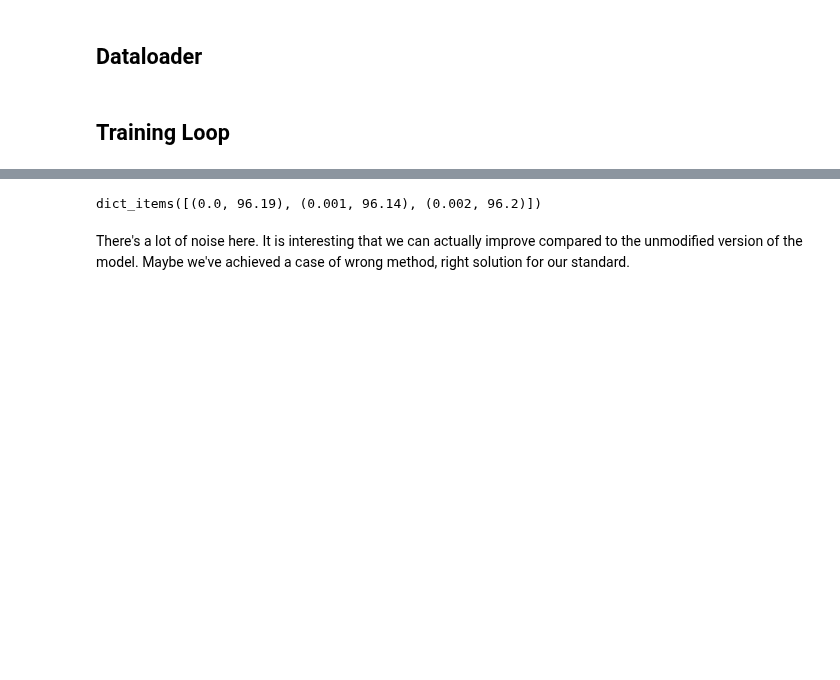
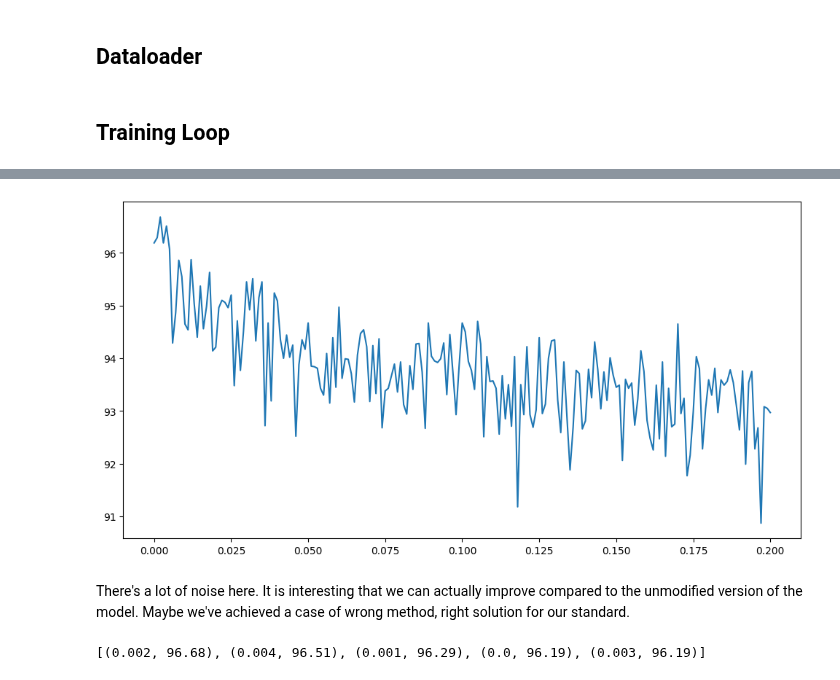
Before and after one commit to Alex-Bishka/ml-fun, a Jupyter notebook: mnist-mech-interp/Maybe Proof Loop.ipynb, the cells around one changed output, grey strips where cells are left out. Saved outputs shown, nothing was run; the diff lists cells and outputs as text; code cells hidden in the pictures; blank space fills up the shorter version.

```diff
--- a/mnist-mech-interp/Maybe Proof Loop.ipynb
+++ b/mnist-mech-interp/Maybe Proof Loop.ipynb
@@ -242,7 +242,7 @@ test_loader = DataLoader(test_dataset, batch_size=128, shuffle=False, num_worker
 # %% [markdown]
 ## Training Loop
 # %%
-steps = [x / 10000 for x in list(range(0, 2000 + 1, 10))][:3]
+steps = [x / 10000 for x in list(range(0, 2000 + 1, 10))]
 print(len(steps))
 steps
 # %% [output]
@@ -271,6 +287,9 @@ for step in steps:
 
     # optimizers
     optimizer = torch.optim.Adam(model.parameters())
+
+    generator = torch.Generator().manual_seed(seed)
+    train_loader = DataLoader(train_dataset, batch_size=64, shuffle=True, num_workers=4, worker_init_fn=seed_worker, generator=generator)
 
     print(f"Step: {step}")
     for epoch in range(num_epochs):
@@ -350,10 +369,6 @@ for step in steps:
         print(f"  Vertical Edge Loss: {avg_vertical_loss:.4f}")
         print(f"  Val Loss: {avg_val_loss:.4f} | Val Acc: {val_accuracy:.2f}%")
 
-        # save best model
-        if avg_val_loss < best_val_loss:
-            best_val_loss = avg_val_loss
-
     model.eval()  # again currently a no-op
 
     test_correct = 0
@@ -398,4 +412,0 @@ Final Test Accuracy: 96.20%
-# %%
-runs.items()
-# %% [output]
-dict_items([(0.0, 96.19), (0.001, 96.14), (0.002, 96.2)])
@@ -404,10 +413,17 @@ dict_items([(0.0, 96.19), (0.001, 96.14), (0.002, 96.2)])
 # %%
-# plt.figure(figsize=(12, 6))
+plt.figure(figsize=(12, 6))
 
-# x = runs.keys()
-# y = runs.values()
+x = runs.keys()
+y = runs.values()
 
-# plt.plot(x, y)
-# plt.show()
+plt.plot(x, y)
+plt.show()
+# %% [output]
+[figure, added]
 # %% [markdown]
 There's a lot of noise here. It is interesting that we can actually improve compared to the unmodified version of the model. Maybe we've achieved a case of wrong method, right solution for our standard.
+# %%
+top_5_runs = sorted(list(runs.items()), key=lambda x: x[1], reverse=True)[:5]
+top_5_runs
+# %% [output]
+[(0.002, 96.68), (0.004, 96.51), (0.001, 96.29), (0.0, 96.19), (0.003, 96.19)]
```
Also changed, not shown: parts of 3 cells of this notebook, 12 other files.
